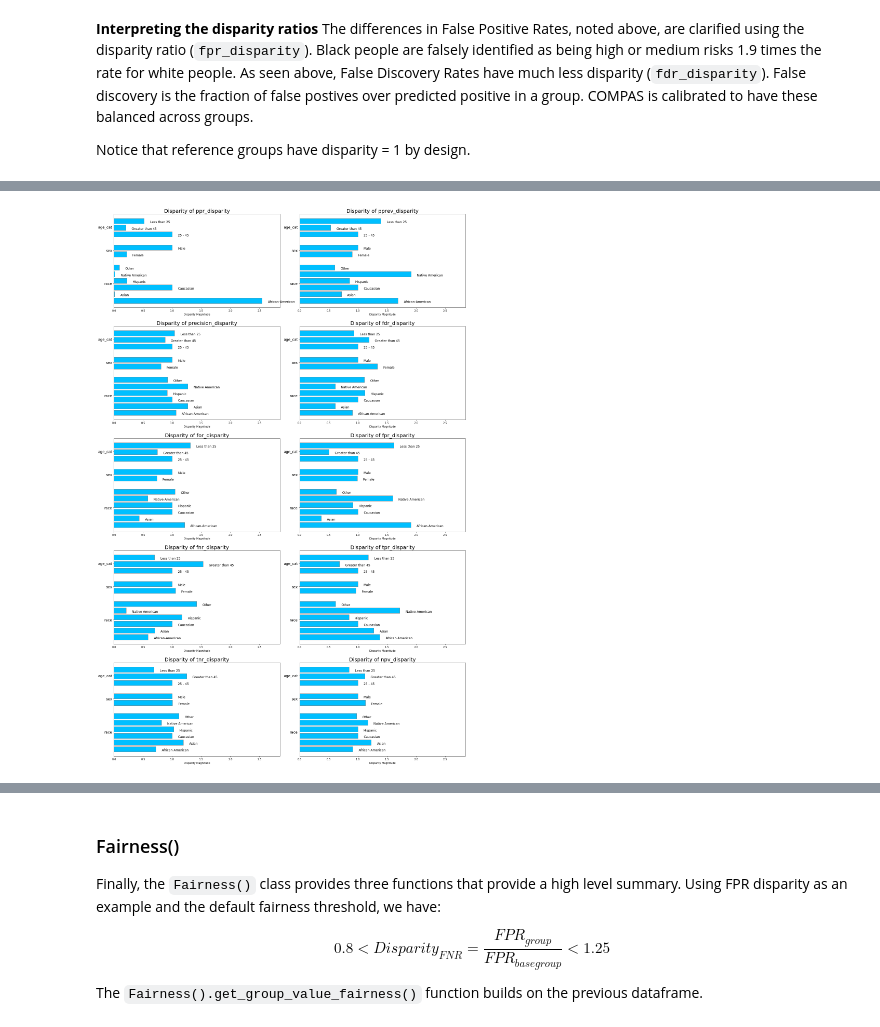
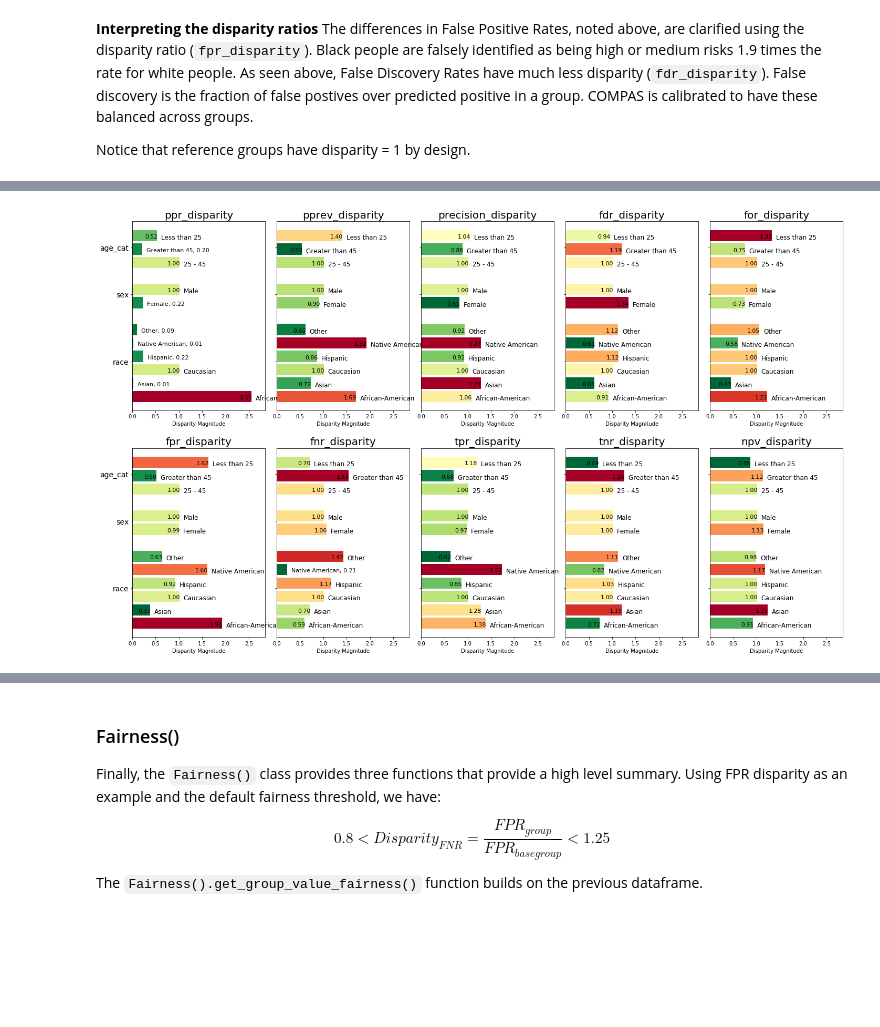
Before and after one commit to dssg/aequitas, a Jupyter notebook: docs/source/examples/compas_demo.ipynb, the cells around one changed output, grey strips where cells are left out. Cells and saved outputs as stored; diff of their text form; code cells hidden in the pictures; blank space fills up the shorter version.

Commit message:
fairness plots one row, rates, labels

```diff
--- a/docs/source/examples/compas_demo.ipynb
+++ b/docs/source/examples/compas_demo.ipynb
@@ -407,7 +386,3 @@ def plot_single_disparity(disparities_table, group_metric, ax=None, multiple_met
     else:
         ax.set_xlim(0, nearest_quartile(disparities_table[group_metric].max()) + 0.1)
     return ax
-# %%
-fig, ax = plt.subplots(figsize=(20, 10))
-plot_single_disparity(bdf, 'fnr_disparity', ax=ax)
-plt.show()
@@ -421,5 +400,7 @@ b.plot_disparities(bdf)
 # %%
-def plot_disparities(self, disparities_table, plot_group_metrics=None, fillzeros=True, show_figure=True):
+# Adjust to plot as subplots for easier comparison
+
+def plot_bias_disparities(disparities_table, plot_group_metrics=None, fillzeros=True, title=True, ncols=None, label_dict=None, show_figure=True):
     """
     This function plots disparities as indicated by the config file
     :param disparities_table: Output of bias.get_disparity functions
@@ -433,24 +414,27 @@ def plot_disparities(self, disparities_table, plot_group_metrics=None, fillzeros
         disparities_table = disparities_table.fillna(0)
     if plot_group_metrics is None:
 #         plot_group_metrics = list(set(self.input_group_metrics) & set(disparities_table.columns))
-        plot_group_metrics = list(disparities_table.columns[disparities_table.columns.str.contains('disparity')])
+        plot_group_metrics = list(disparities_table.columns[
+            disparities_table.columns.str.contains('disparity')])
 
-    plots_per_row = 3
-    rows = round(len(plot_group_metrics) / plots_per_row)
-    fig, axs = plt.subplots(rows, plots_per_row, figsize=(20, 10), sharey=True)
+    if ncols is None:
+        ncols = 2
+    num_metrics = len(plot_group_metrics)
+    rows = math.ceil(num_metrics / ncols)
+
+    fig, axs = plt.subplots(rows, ncols, figsize=(20, 6 * rows), sharey=True)
     ax_col = 0
     ax_row = 0
-    for dis in disp:
-        plot_single_disparity(disparities_table, dis, ax=axs[ax_row, ax_col])
-        if ax_col == (plots_per_row - 1):
+
+    for group_metric in plot_group_metrics:
+        if (ax_col >= ncols) & ((ax_col + 1) % ncols) == 1:
             ax_row += 1
-            ax_col = -1
+            ax_col = 0
+        plot_single_disparity(disparities_table, group_metric,
+                              ax=axs[ax_row, max(ax_col, 0)],
+                              multiple_metrics=True, title=title,
+                              label_dict=label_dict)
         ax_col += 1
-
-#     fig, ax = plt.subplots(nrows=len(plot_group_metrics), figsize=(10, 5 * len(plot_group_metrics)))
-
-#     for i, plot_group_metric in enumerate(plot_group_metrics):
-#         self.plot_single_disparity(disparities_table, plot_group_metric, ax[i])
 
     plt.tight_layout(h_pad=2)
     if show_figure:
@@ -502,5 +443,5 @@ def no_class_plot_disparities(disparities_table, plot_group_metrics=None, fillze
 # %%
-f = no_class_plot_disparities(bdf)
+f = plot_bias_disparities(bdf, ncols=5)
 plt.show()
 # %% [output]
-[figure, old version]
+[figure, new version]
```
Also changed, not shown: parts of 35 cells of this notebook.
